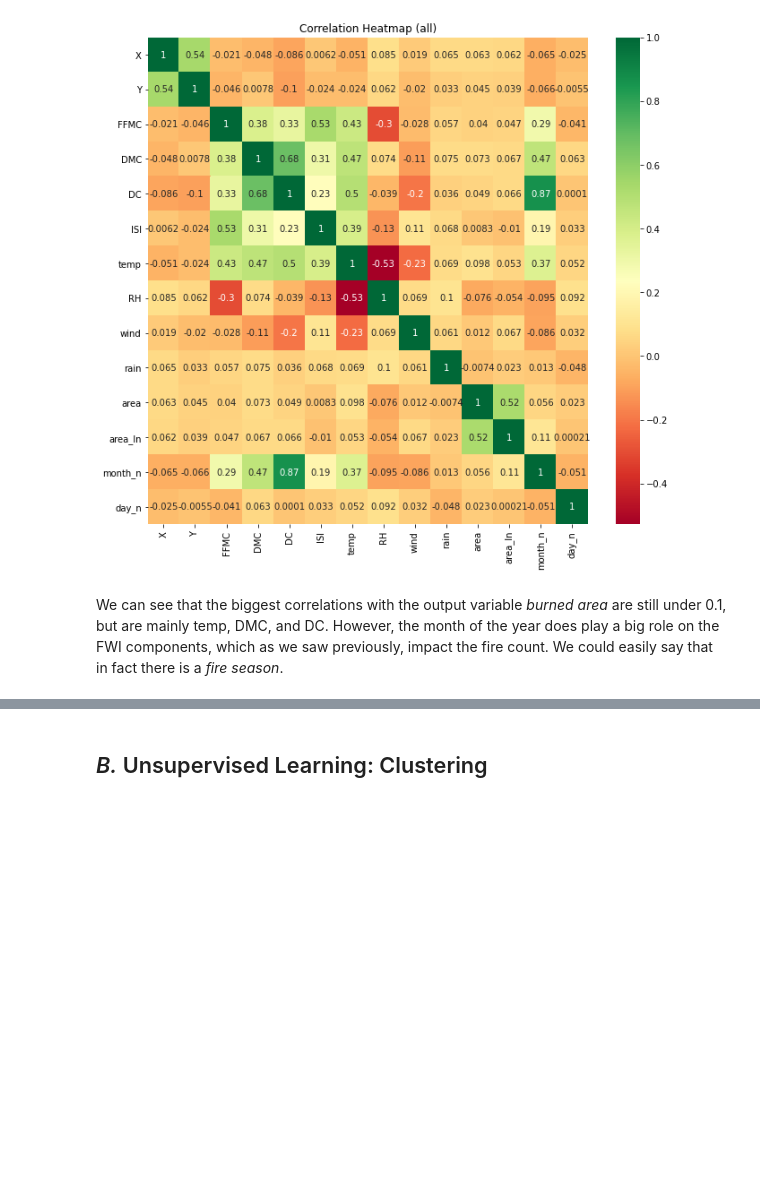
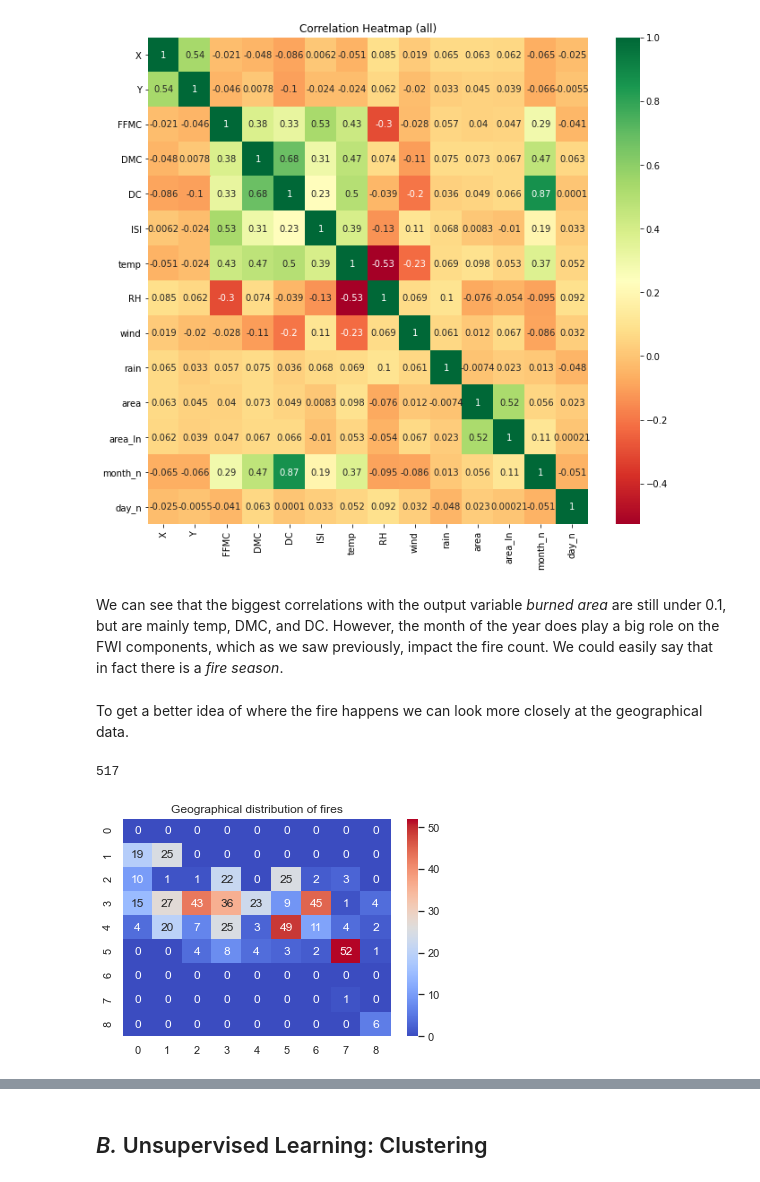
Before and after one commit to alex-fddz/forest-fires, a Jupyter notebook: project.ipynb, the cells around one changed output, grey strips where cells are left out. Drawn from its saved outputs; the diff is of its cells as text; code cells hidden in the pictures; blank space fills up the shorter version.

Commit message:
Map plot added

```diff
--- a/project.ipynb
+++ b/project.ipynb
@@ -353,3 +353,24 @@ sns.heatmap(df.corr(), annot=True, cmap='RdYlGn');
 [figure]
 # %% [markdown]
 We can see that the biggest correlations with the output variable *burned area* are still under 0.1, but are mainly temp, DMC, and DC. However, the month of the year does play a big role on the FWI components, which as we saw previously, impact the fire count. We could easily say that in fact there is a *fire season*.
+# %% [markdown]
+To get a better idea of where the fire happens we can look more closely at the geographical data.
+# %%
+df.shape[0]
+# %% [output]
+517
+# %%
+# Sums up all fires in an area
+def geographical_array(df):
+    array = np.zeros((9,9))
+    for x, y in zip(df['X'],df['Y']):
+        array[y-1][x-1] += 1
+    return array
+geo_arr = geographical_array(df)
+# %%
+x = sns.heatmap(geo_arr,cmap="coolwarm", annot = True)
+
+plt.title("Geographical distribution of fires",fontsize=12)
+plt.show()
+# %% [output]
+[figure, added]
```
Also changed, not shown: parts of 3 cells of this notebook, 2 other files.
